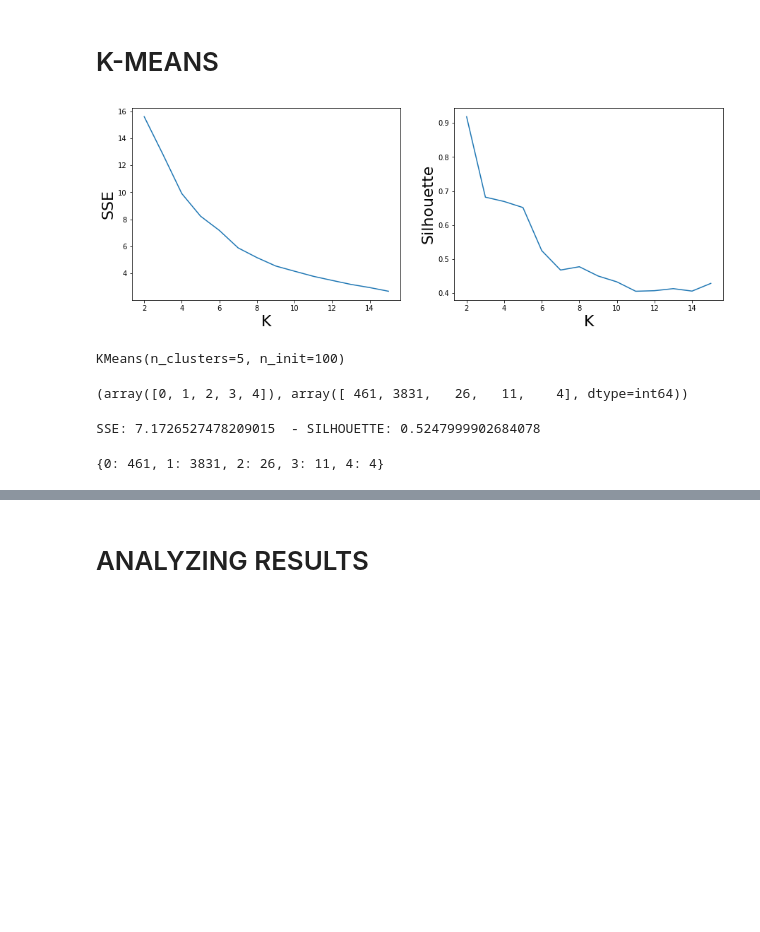
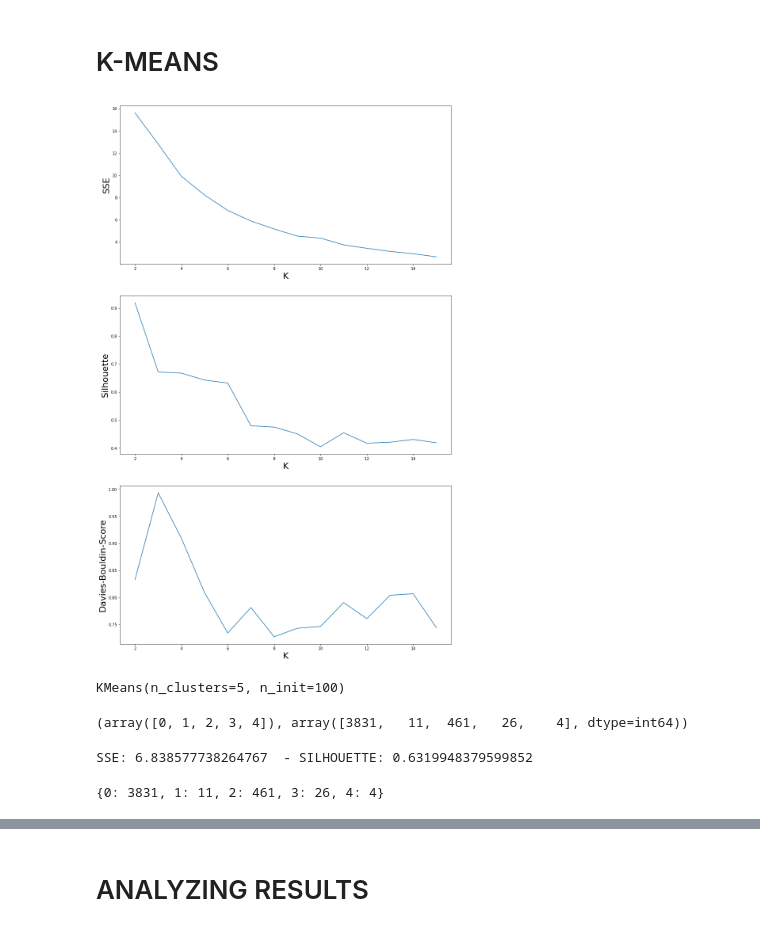
Before and after one commit to AlexPasqua/DM-project, a Jupyter notebook: DataClusteringKMeans.ipynb, the cells around one changed output, grey strips where cells are left out. Saved outputs shown, nothing was run; the diff lists cells and outputs as text; code cells hidden in the pictures; blank space fills up the shorter version.

Commit message:
almost there.. kmeaning my meaning

```diff
--- a/DataClusteringKMeans.ipynb
+++ b/DataClusteringKMeans.ipynb
@@ -46,27 +46,34 @@ df_norm = scaler.fit_transform(df2.to_numpy())
 # %%
 sse_list = list()
 sil_list = list()
+davies_list = list()
 max_k = 15
 for k in tqdm(range(2, max_k + 1), total=max_k - 1, desc="Iterating over possible K values"):
     kmeans_iter = KMeans(n_clusters=k, n_init=10, max_iter=100)
     kmeans_iter.fit(df_norm)
 
+    davies_list.append(davies_bouldin_score(df_norm, kmeans_iter.labels_))
     sil_list.append(silhouette_score(df_norm, kmeans_iter.labels_))
     sse = kmeans_iter.inertia_
     sse_list.append(sse)
 # %%
-fig, axs = plt.subplots(1,2,figsize=(15,5))
+fig, axs = plt.subplots(3,1,figsize=(15,25))
 axs[0].plot(range(2, len(sse_list) + 2), sse_list)
 axs[0].set_ylabel('SSE', fontsize=22)
 axs[0].set_xlabel('K', fontsize=22)
 axs[0].tick_params(axis='both', which='major', labelsize=10)
 
 axs[1].plot(range(2, len(sil_list) + 2), sil_list)
 axs[1].set_ylabel('Silhouette', fontsize=22)
 axs[1].set_xlabel('K', fontsize=22)
 axs[1].tick_params(axis='both', which='major', labelsize=10)
+
+axs[2].plot(range(2, len(davies_list) + 2), davies_list)
+axs[2].set_ylabel('Davies-Bouldin-Score', fontsize=22)
+axs[2].set_xlabel('K', fontsize=22)
+axs[2].tick_params(axis='both', which='major', labelsize=10)
 # %% [output]
-[figure, old version]
+[figure, new version]
 # %%
 kmeans = KMeans(n_clusters=5, n_init=100)
 kmeans.fit(df_norm)
@@ -75,17 +82,17 @@ KMeans(n_clusters=5, n_init=100)
 # %%
 np.unique(kmeans.labels_, return_counts=True)
 # %% [output]
-(array([0, 1, 2, 3, 4]), array([ 461, 3831,   26,   11,    4], dtype=int64))
+(array([0, 1, 2, 3, 4]), array([3831,   11,  461,   26,    4], dtype=int64))
 # %%
 print("SSE:",sse_list[4]," - SILHOUETTE:",sil_list[4])
 # %% [output]
-SSE: 7.1726527478209015  - SILHOUETTE: 0.5247999902684078
+SSE: 6.838577738264767  - SILHOUETTE: 0.6319948379599852
 # %%
 hist, bins = np.histogram(kmeans.labels_,
                           bins=range(0, len(set(kmeans.labels_)) + 1))
 dict(zip(bins, hist))
 # %% [output]
-{0: 461, 1: 3831, 2: 26, 3: 11, 4: 4}
+{0: 3831, 1: 11, 2: 461, 3: 26, 4: 4}
 # %%
 centers = scaler.inverse_transform(kmeans.cluster_centers_)
 
```
Also changed, not shown: parts of 12 cells of this notebook, 2 other files.
